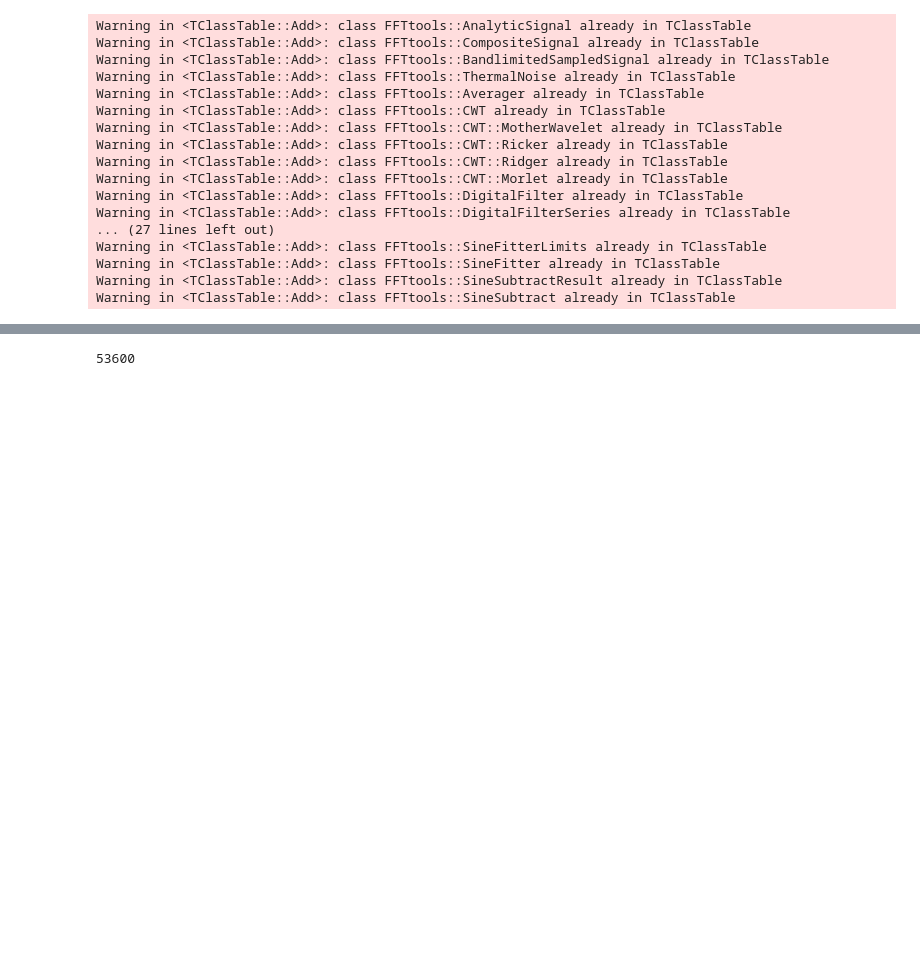
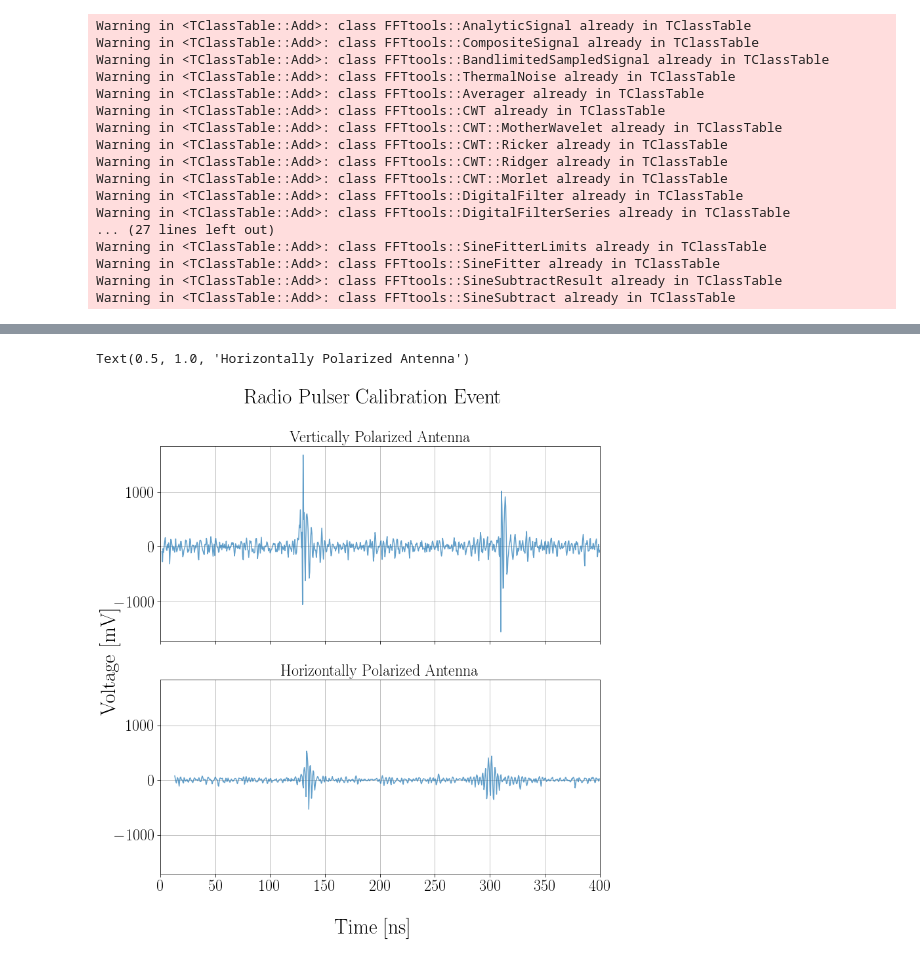
Before and after one commit to FlahertyJustinC/thesisWork, a Jupyter notebook: samplePurifier/plotTestPurifiedEvents.ipynb, the cells around one changed output, grey strips where cells are left out. Cells and saved outputs as stored; diff of their text form; code cells hidden in the pictures; blank space fills up the shorter version.

```diff
--- a/samplePurifier/plotTestPurifiedEvents.ipynb
+++ b/samplePurifier/plotTestPurifiedEvents.ipynb
@@ -182,3 +208,38 @@ for evt in range(eventTree.GetEntries()):
 # %%
+font = {'family' : 'normal',
+        'weight' : 'bold',
+        'size'   : 26}
+
+plt.rc('xtick', labelsize=24)
+plt.rc('ytick', labelsize=24)
+
+plt.rc('font', **font)
+
+evt = 1
+eventTree.GetEntry(evt)
+if (dataLike):
+    usefulEvent = ROOT.UsefulAtriStationEvent(rawEvent,ROOT.AraCalType.kLatestCalib)
+fig, axes = util.plotWaveform(usefulEvent, channelPair=0)
+if (usefulEvent.isCalpulserEvent()):
+    trigType = "Calpulser"
+elif (usefulEvent.isSoftwareTrigger()):
+    trigType = "Software Trigger"
+elif (usefulEvent.isRFTrigger()):
+    trigType = "RF Trigger"
+
+try:
+    fig.suptitle(" Run " + str(run) + " | Event " + str(usefulEvent.eventNumber) + " | " + trigType)
+except AttributeError:
+    fig.suptitle("Station " + str(station) + " Run " + run + " | Event " + str(evt) + " | " + trigType)
+
+for ax in axes.flatten():
+    ax.grid()
+    ax.set_xlim([0,400])
+
+
+fig.suptitle("Radio Pulser Calibration Event")
+axes[0].set_title("Vertically Polarized Antenna", size=24)
+axes[1].set_title("Horizontally Polarized Antenna", size=24)
 # %% [output]
-53600
+Text(0.5, 1.0, 'Horizontally Polarized Antenna')
+[figure, added]
```
Also changed, not shown: parts of 4 cells of this notebook, 16 other files.
